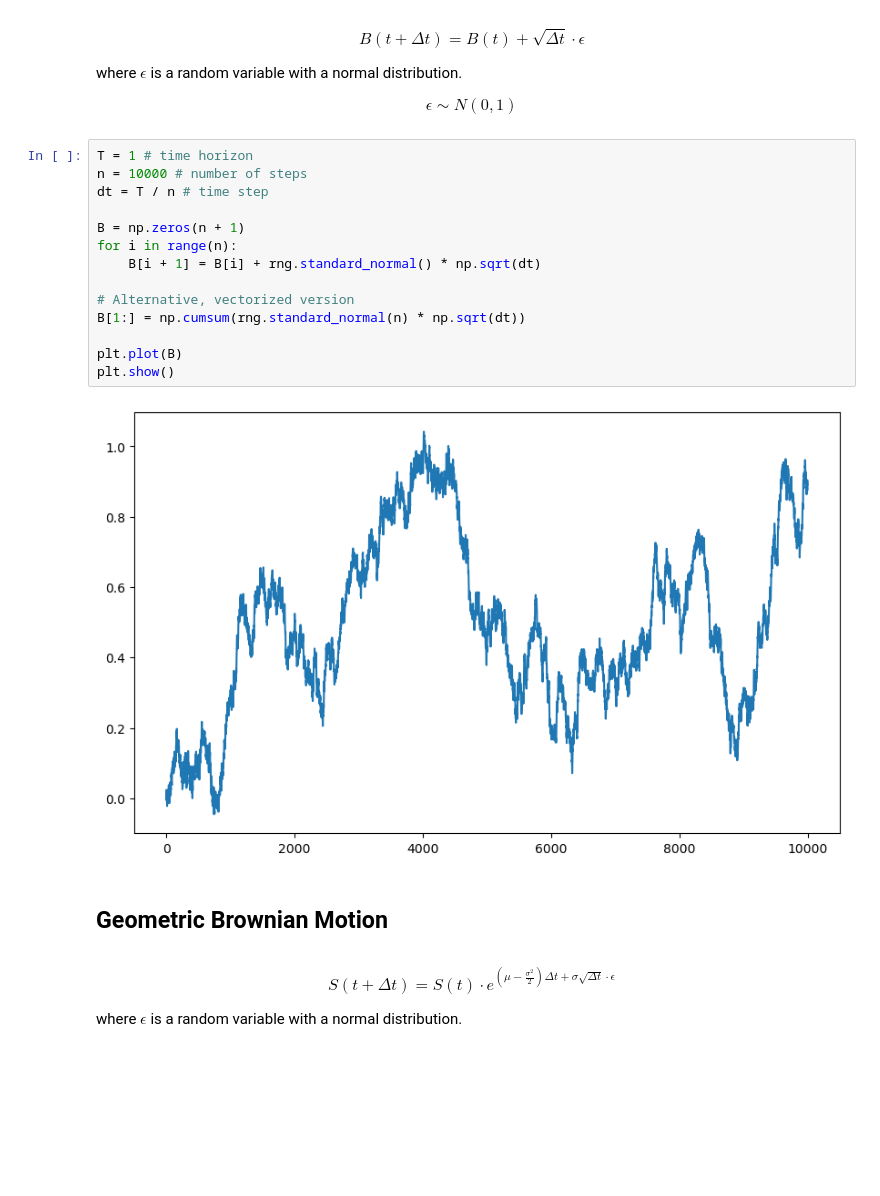
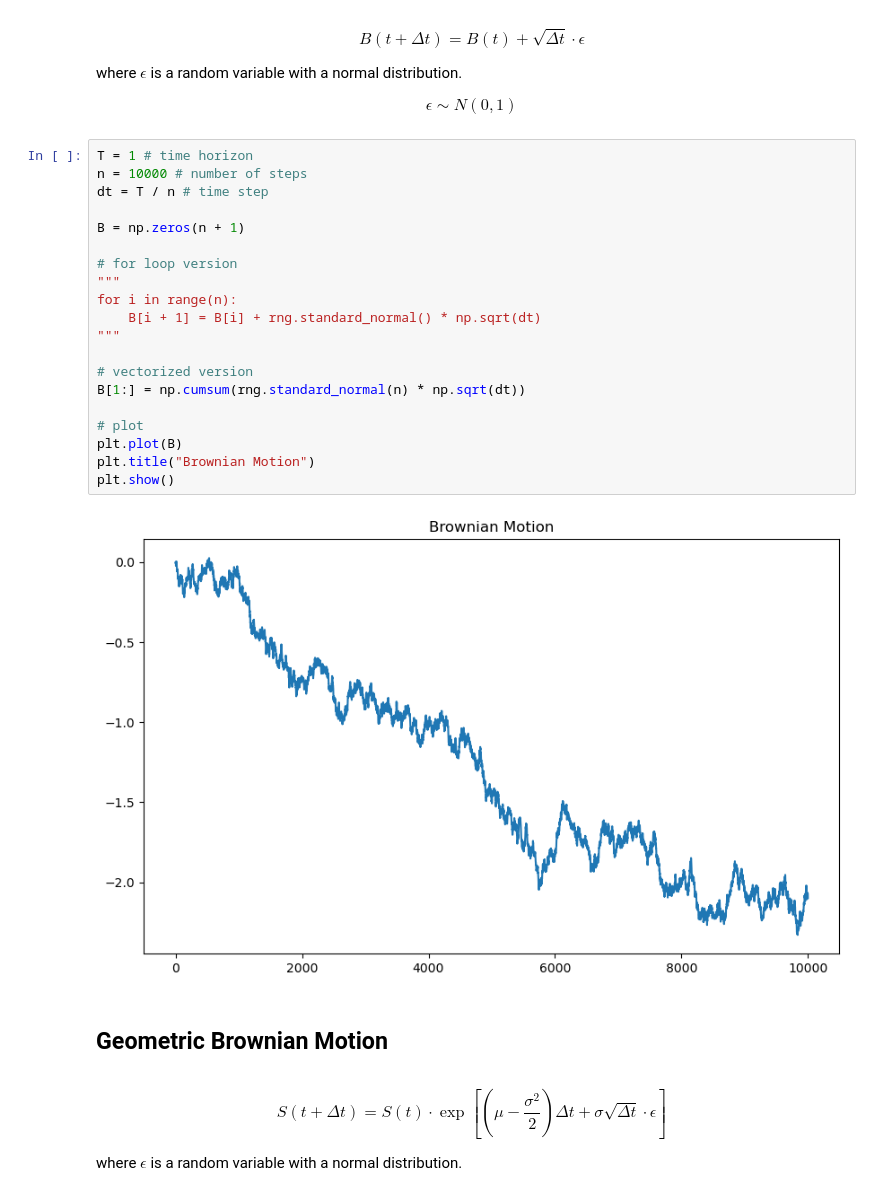
Before and after one commit to zhenqihu/DerPricing, a Jupyter notebook: Brownian_Motion_Simulation.ipynb, the cells around one changed output. Cells and saved outputs as stored; diff of their text form; blank space fills up the shorter version.

```diff
--- a/Brownian_Motion_Simulation.ipynb
+++ b/Brownian_Motion_Simulation.ipynb
@@ -24,24 +24,30 @@ where $\epsilon$ is a random variable with a normal distribution.
 # %%
 T = 1 # time horizon
 n = 10000 # number of steps
 dt = T / n # time step
 
 B = np.zeros(n + 1)
+
+# for loop version
+"""
 for i in range(n):
     B[i + 1] = B[i] + rng.standard_normal() * np.sqrt(dt)
+"""
 
-# Alternative, vectorized version
+# vectorized version
 B[1:] = np.cumsum(rng.standard_normal(n) * np.sqrt(dt))
 
+# plot
 plt.plot(B)
+plt.title("Brownian Motion")
 plt.show()
 # %% [output]
-[figure, old version]
+[figure, new version]
 # %% [markdown]
 ## Geometric Brownian Motion
 # %% [markdown]
 \begin{equation*}
-S(t + \Delta t) = S(t) \cdot e^{(\mu - \frac{\sigma^2}{2}) \Delta t + \sigma \sqrt{\Delta t} \cdot \epsilon}
+S(t + \Delta t) = S(t) \cdot \exp{\left[\left(\mu - \frac{\sigma^2}{2}\right) \Delta t + \sigma \sqrt{\Delta t} \cdot \epsilon\right]}
 \end{equation*}
 
 where $\epsilon$ is a random variable with a normal distribution.
```
Also changed, not shown: parts of 3 cells of this notebook, 1 other file.
